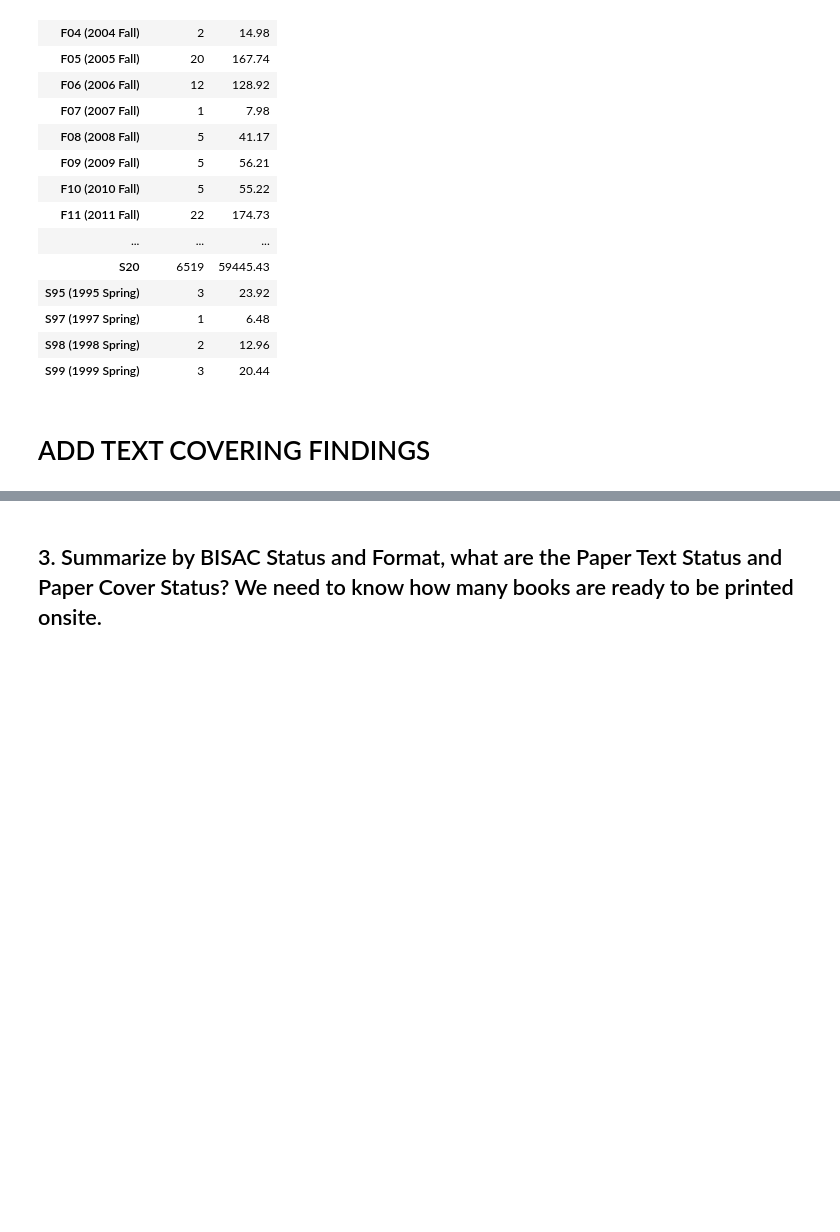
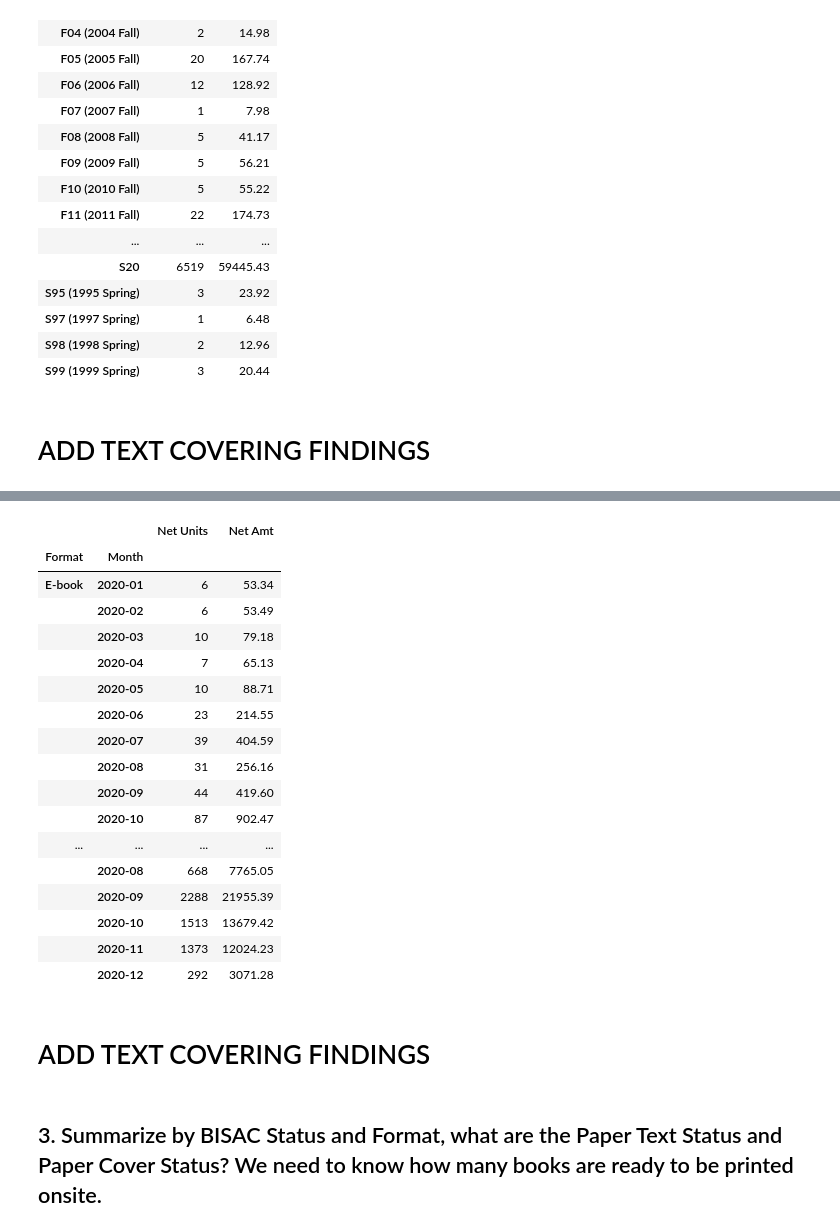
Before and after one commit to Achan40/uofc-data-analyst-challenge, a Jupyter notebook: notebook/answer.ipynb, the cells around one changed output, grey strips where cells are left out. Saved outputs shown, nothing was run; the diff lists cells and outputs as text; code cells hidden in the pictures; blank space fills up the shorter version.

```diff
--- a/notebook/answer.ipynb
+++ b/notebook/answer.ipynb
@@ -49,0 +98,4 @@ q1
+# %%
+# Make a month column
+q2['Month'] = q2['Date Posted'].dt.to_period('M')
+q2.head()
@@ -50,3 +109,26 @@ q1
+# %%
+q2.groupby(['Format','Month'])[['Net Units', 'Net Amt']].sum()
+# %% [output]
+|  |  | Net Units | Net Amt |
+| Format | Month |  |  |
+| E-book | 2020-01 | 6 | 53.34 |
+|  | 2020-02 | 6 | 53.49 |
+|  | 2020-03 | 10 | 79.18 |
+|  | 2020-04 | 7 | 65.13 |
+|  | 2020-05 | 10 | 88.71 |
+|  | 2020-06 | 23 | 214.55 |
+|  | 2020-07 | 39 | 404.59 |
+|  | 2020-08 | 31 | 256.16 |
+|  | 2020-09 | 44 | 419.60 |
+|  | 2020-10 | 87 | 902.47 |
+| ... | ... | ... | ... |
+|  | 2020-08 | 668 | 7765.05 |
+|  | 2020-09 | 2288 | 21955.39 |
+|  | 2020-10 | 1513 | 13679.42 |
+|  | 2020-11 | 1373 | 12024.23 |
+|  | 2020-12 | 292 | 3071.28 |
+# %% [markdown]
+# ADD TEXT COVERING FINDINGS
 # %% [markdown]
 ## 3. Summarize by BISAC Status and Format, what are the Paper Text Status and Paper Cover Status? We need to know how many books are ready to be printed onsite.
 # %% [markdown]
```
Also changed, not shown: parts of 8 cells of this notebook.
